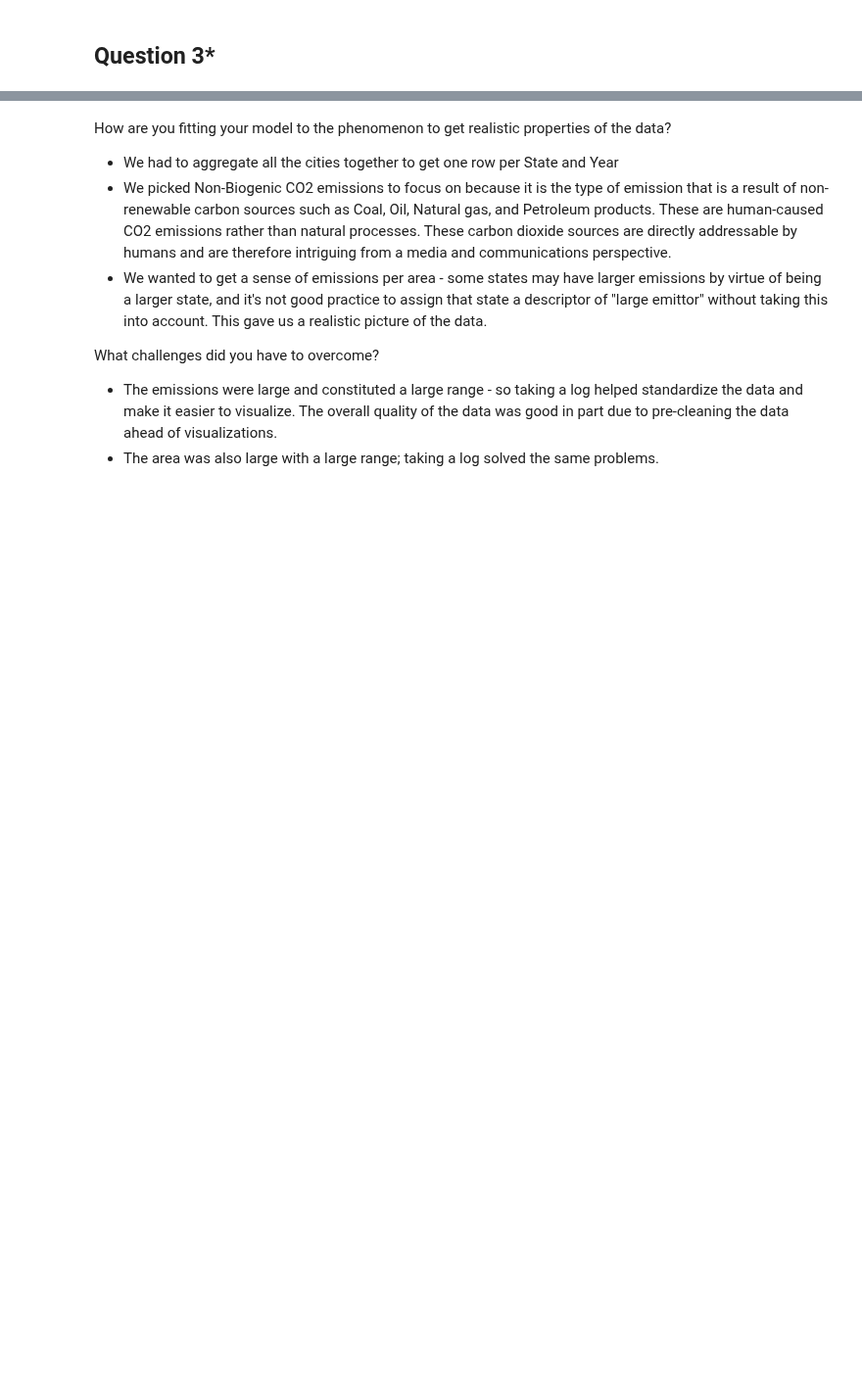
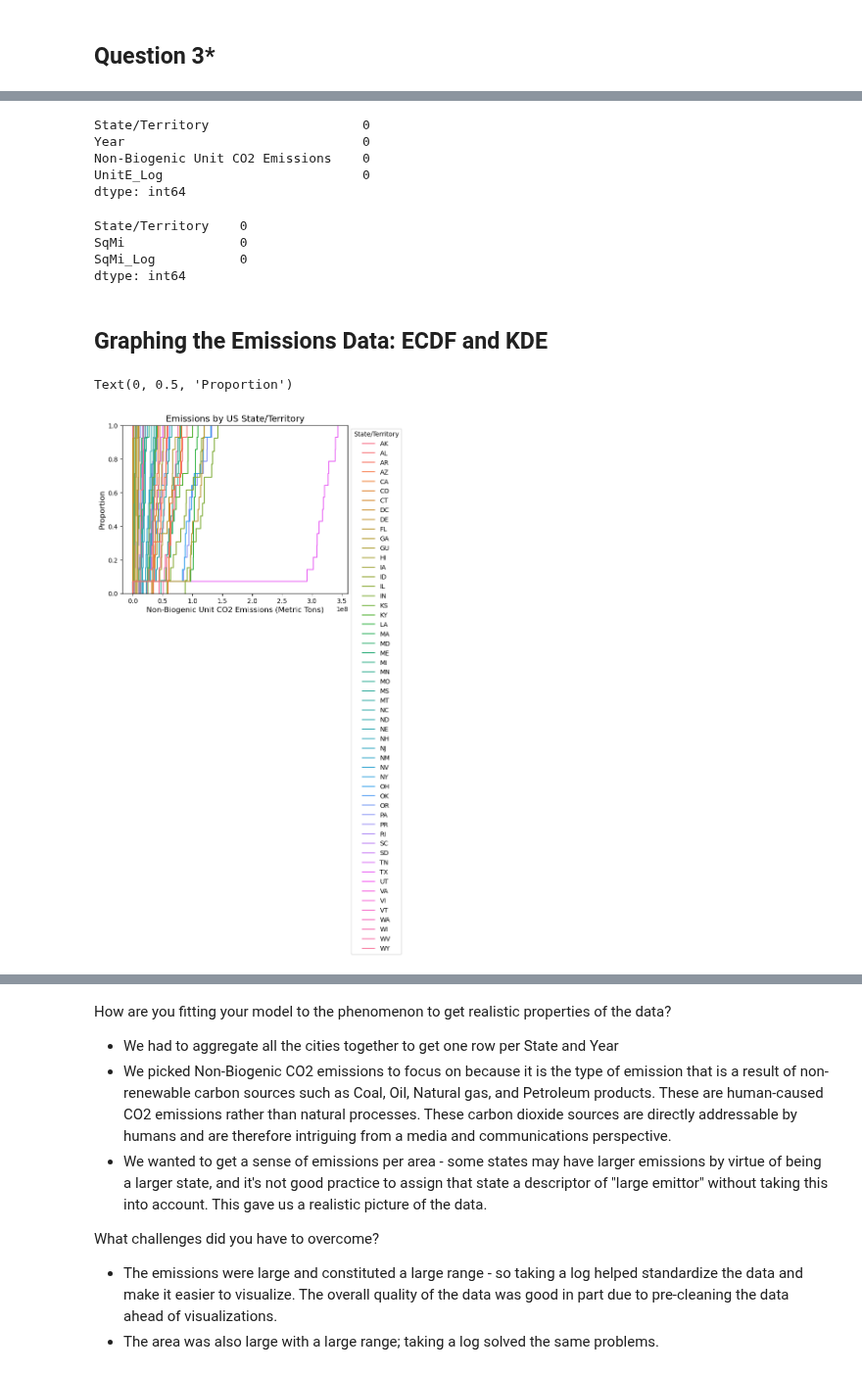
Before and after one commit to caroline-kranefuss/us_facilities_emissions, a Jupyter notebook: Project1.ipynb, the cells around one changed output, grey strips where cells are left out. Shown at 98% size. Cells and saved outputs as stored; diff of their text form; code cells hidden in the pictures; blank space fills up the shorter version.

```diff
--- a/Project1.ipynb
+++ b/Project1.ipynb
@@ -39,0 +52,7 @@ The dataset is largely complete and reliable, though a few areas show minor gaps
+# %%
+# Load emissions data
+"""
+Source: https://www.epa.gov/ghgreporting/data-sets
+"""
+emissions = pd.read_excel('emissions_by_unit_and_fuel_type_c_d_aa.xlsb', skiprows = 6)
+emissions.head()
@@ -39,0 +99,12 @@ The dataset is largely complete and reliable, though a few areas show minor gaps
+# %%
+# Rename emissions columns
+emissions = emissions.rename(columns={'State': 'State/Territory',
+                                      'Unit CO2 emissions (non-biogenic) ': 'Non-Biogenic Unit CO2 Emissions',
+                                     'Reporting Year': 'Year',
+                                     'Unit Methane (CH4) emissions ': 'Unit Methane (CH4) emissions',
+       'Unit Nitrous Oxide (N2O) emissions ': 'Unit Nitrous Oxide (N2O) emissions'})
+# %%
+# Group emissions df by state and reporting year
+# Only keep state, year, and unit CO2 emissions (non-biogenic) in emissions df
+grouped_emissions = emissions.groupby(['State/Territory', 'Year'], as_index = False).agg({"Non-Biogenic Unit CO2 Emissions":'sum'})
+grouped_emissions.head()
@@ -39,0 +154,4 @@ The dataset is largely complete and reliable, though a few areas show minor gaps
+# %%
+# Take the log of Unit CO2 emissions (non biogenic) given the large values and range
+grouped_emissions["UnitE_Log"] = np.log(grouped_emissions["Non-Biogenic Unit CO2 Emissions"])
+grouped_emissions.head()
@@ -39,0 +176,29 @@ The dataset is largely complete and reliable, though a few areas show minor gaps
+# %%
+# Check for NaN values in grouped_emissions df
+grouped_emissions.isna().sum()
+# %% [output]
+State/Territory                    0
+Year                               0
+Non-Biogenic Unit CO2 Emissions    0
+UnitE_Log                          0
+dtype: int64
+# %%
+# Check for NaN values in area df
+area.isna().sum()
+# %% [output]
+State/Territory    0
+SqMi               0
+SqMi_Log           0
+dtype: int64
+# %% [markdown]
+## Graphing the Emissions Data: ECDF and KDE
+# %%
+# ECDF of CO2 emissions (no log transformation ) metric tons
+ax = sns.ecdfplot(data=grouped_emissions, x="Non-Biogenic Unit CO2 Emissions", hue = "State/Territory")
+sns.move_legend(ax, "upper left", bbox_to_anchor=(1, 1))
+ax.set_title("Emissions by US State/Territory", fontsize=14)
+ax.set_xlabel("Non-Biogenic Unit CO2 Emissions (Metric Tons)", fontsize=12)
+ax.set_ylabel("Proportion", fontsize=12)
+# %% [output]
+Text(0, 0.5, 'Proportion')
+[figure, added]
```
Also changed, not shown: parts of 31 cells of this notebook.
